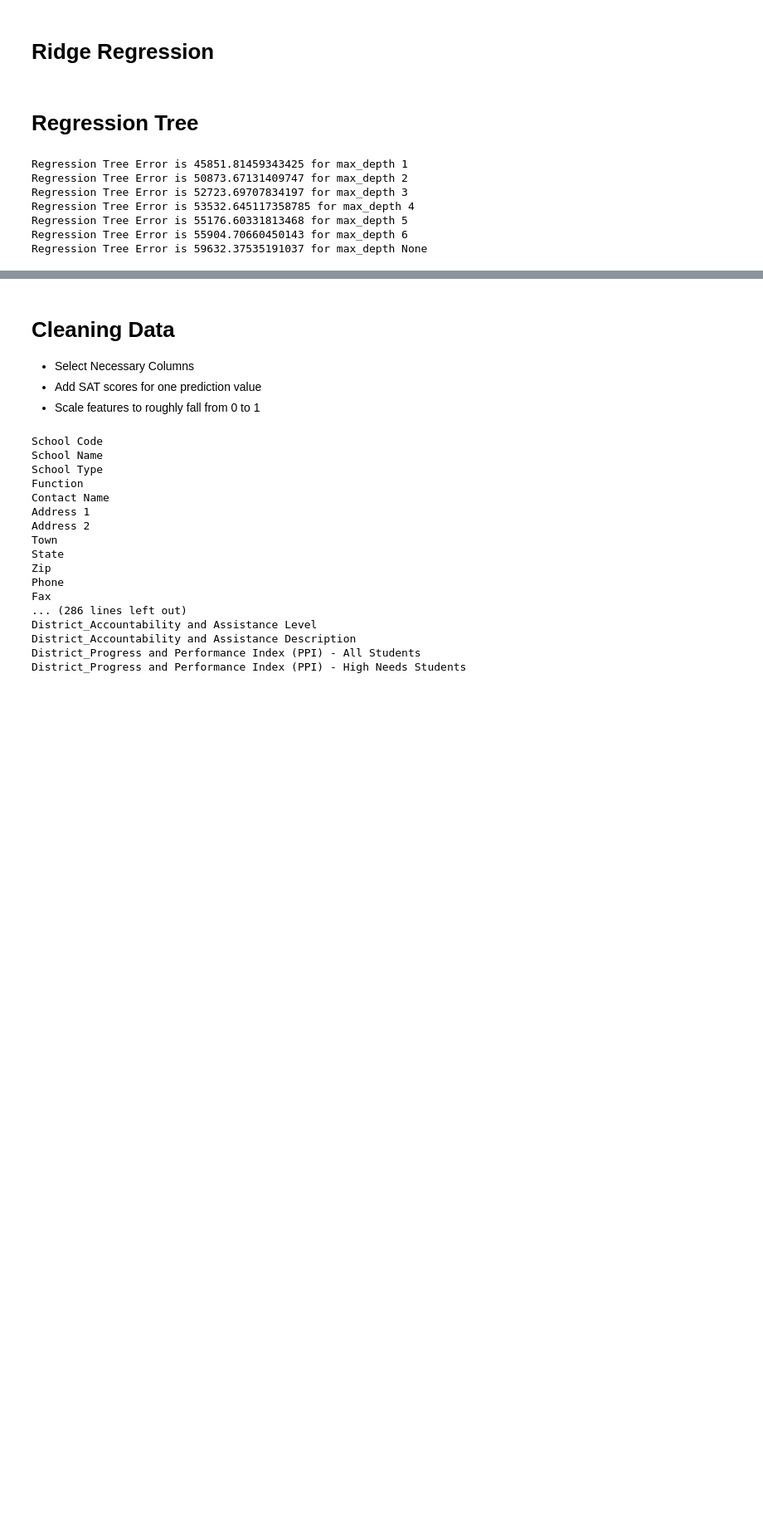
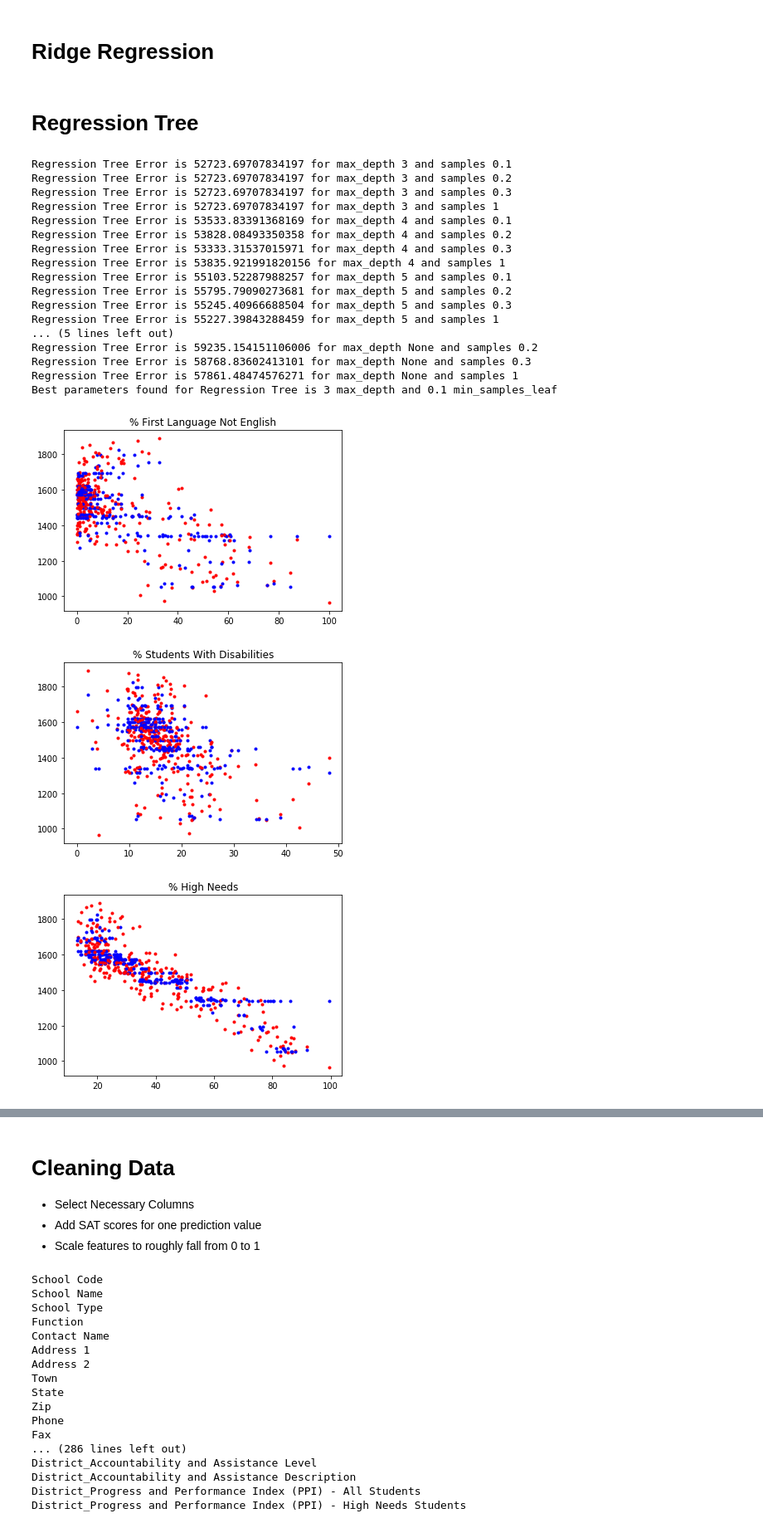
Before and after one commit to pgadani/ECE445-Final, a Jupyter notebook: BostonSchools/Boston Schools SAT Prediction.ipynb, the cells around one changed output, grey strips where cells are left out. Shown: that part at 83% size. Cells and saved outputs as stored; diff of their text form; code cells hidden in the pictures; blank space fills up the shorter version.

```diff
--- a/BostonSchools/Boston Schools SAT Prediction.ipynb
+++ b/BostonSchools/Boston Schools SAT Prediction.ipynb
@@ -127,18 +128,43 @@ plot_results(X, y, y_pred, labels)
 # Ridge Regression
 # %% [markdown]
 # Regression Tree
-# %%
-
-#parameter variations for cross validation
-for m in [1,2,3,4,5,6,None]:
-    error, y_pred = cross_val(X, y, folds=5, reg=tree_pred, max_depth=m)
-
-    print('Regression Tree Error is {} for max_depth {}'.format(error, m))
-# %% [output]
-Regression Tree Error is 45851.81459343425 for max_depth 1
-Regression Tree Error is 50873.67131409747 for max_depth 2
-Regression Tree Error is 52723.69707834197 for max_depth 3
-Regression Tree Error is 53532.645117358785 for max_depth 4
-Regression Tree Error is 55176.60331813468 for max_depth 5
-Regression Tree Error is 55904.70660450143 for max_depth 6
-Regression Tree Error is 59632.37535191037 for max_depth None
+# %%
+
+depths = [3,4,5,6,None]
+samples = [0.1, 0.2, 0.3, 1]
+param_permuations = list(itertools.product(depths, samples))
+#parameter variations for cross validation
+errors = []
+for m,s in param_permuations:
+    error, y_pred = cross_val(X, y, folds=5, reg=tree_pred, max_depth=m, min_samples_leaf=s)
+    print('Regression Tree Error is {} for max_depth {} and samples {}'.format(error, m, s))
+    errors.append(error)
+
+idx = np.argmin(errors)
+best_params = param_permuations[idx]
+print('Best parameters found for Regression Tree is {} max_depth and {} min_samples_leaf'.format(best_params[0], best_params[1]))
+
+error, y_pred = cross_val(X, y, folds=5, reg=tree_pred, max_depth=best_params[0], min_samples_leaf=best_params[1])
+
+plot_results(X, y, y_pred, labels)
+# %% [output]
+Regression Tree Error is 52723.69707834197 for max_depth 3 and samples 0.1
+Regression Tree Error is 52723.69707834197 for max_depth 3 and samples 0.2
+Regression Tree Error is 52723.69707834197 for max_depth 3 and samples 0.3
+Regression Tree Error is 52723.69707834197 for max_depth 3 and samples 1
+Regression Tree Error is 53533.83391368169 for max_depth 4 and samples 0.1
+Regression Tree Error is 53828.08493350358 for max_depth 4 and samples 0.2
+Regression Tree Error is 53333.31537015971 for max_depth 4 and samples 0.3
+Regression Tree Error is 53835.921991820156 for max_depth 4 and samples 1
+Regression Tree Error is 55103.52287988257 for max_depth 5 and samples 0.1
+Regression Tree Error is 55795.79090273681 for max_depth 5 and samples 0.2
+Regression Tree Error is 55245.40966688504 for max_depth 5 and samples 0.3
+Regression Tree Error is 55227.39843288459 for max_depth 5 and samples 1
+... (5 lines left out)
+Regression Tree Error is 59235.154151106006 for max_depth None and samples 0.2
+Regression Tree Error is 58768.83602413101 for max_depth None and samples 0.3
+Regression Tree Error is 57861.48474576271 for max_depth None and samples 1
+Best parameters found for Regression Tree is 3 max_depth and 0.1 min_samples_leaf
+[figure, added]
+[figure, added]
+[figure, added]
```
Also changed, not shown: parts of 5 cells of this notebook.
